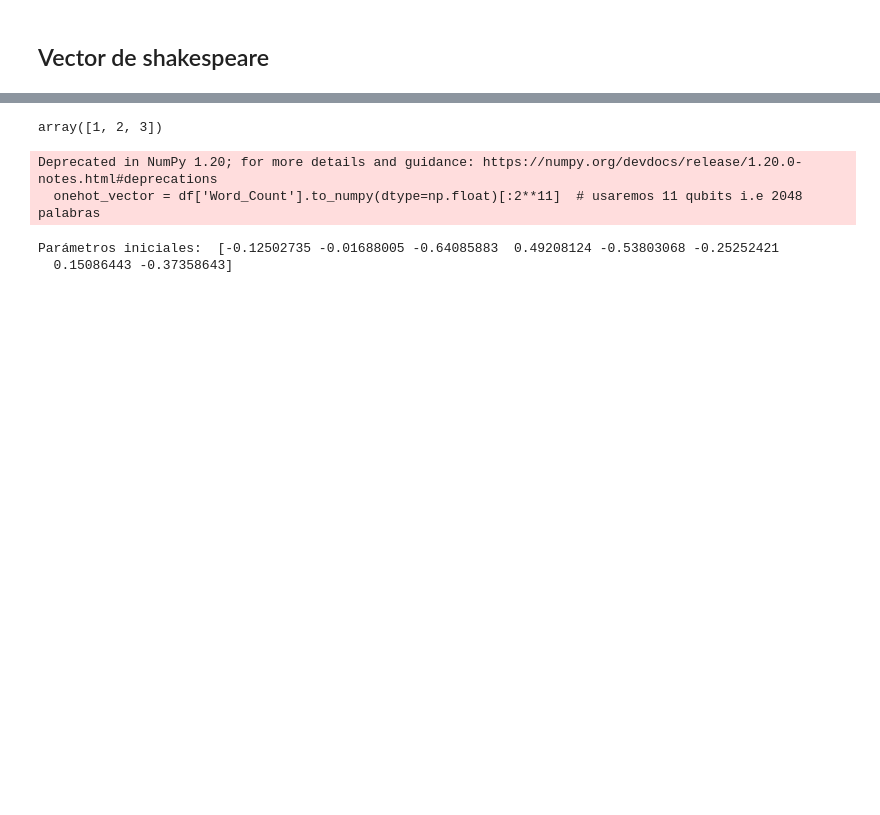
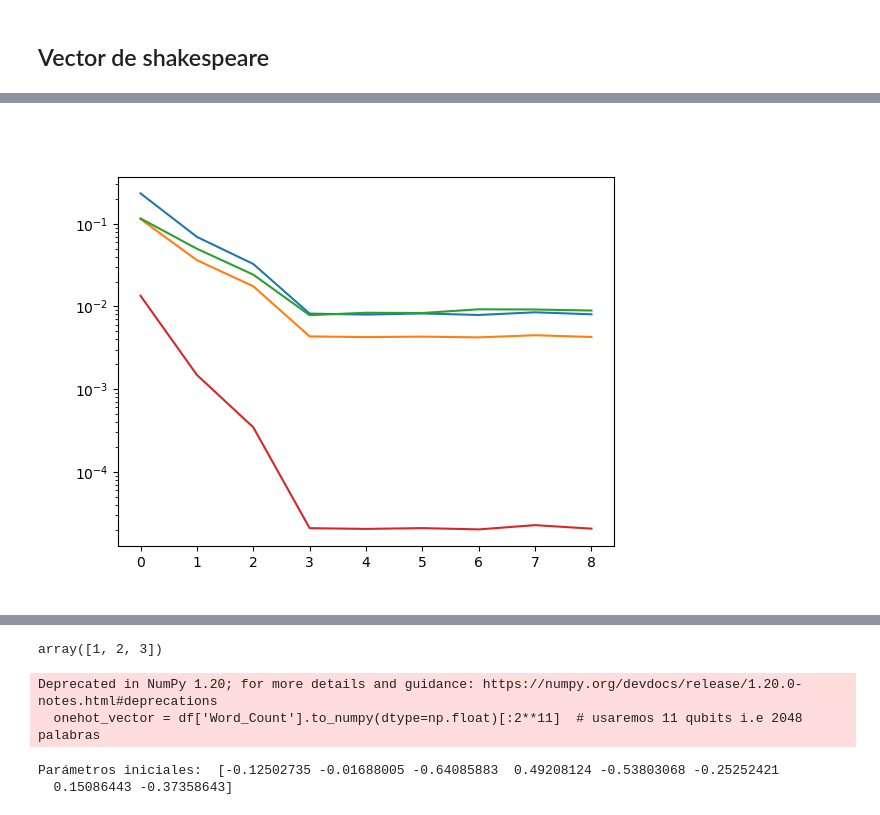
Before and after one commit to pablovegan/TFM_QML, a Jupyter notebook: pruebas_main.ipynb, the cells around one changed output, grey strips where cells are left out. Drawn from its saved outputs; the diff is of its cells as text; code cells hidden in the pictures; blank space fills up the shorter version.

```diff
--- a/pruebas_main.ipynb
+++ b/pruebas_main.ipynb
@@ -10,20 +73,19 @@ import numpy as np
 from qubit_approximant import *
 from test_functions import gaussian
 
-x = np.linspace(-2, 2, 100)
-fn = gaussian(x)
-min_layers = 6
-max_layers = 9
+x = np.linspace(-2.5, 2.5, 1000)
+fn = gaussian(x, std=0.5, coef=1)
+min_layers = 2
+max_layers = 10
 
 params = 0.3 * np.random.randn(4 * min_layers)
 model = RotationsModel(x, encoding="prob")
 cost = Cost(fn, model, metric="mse")
 opt = BlackBoxOptimizer(method="L-BFGS-B")
-multilayer_opt = NonIncrementalOptimizer(min_layers, max_layers, opt, 0.3)
+multilayer_opt = IncrementalOptimizer(min_layers, max_layers, opt, new_layer_coef=0.3, new_layer_position="initial")
 params_list = multilayer_opt(cost, cost.grad, params)
 
-metric_results(params_list,
+l1_list, l2_list, inf_list, infidelity_list = metric_results(params_list,
     model = model,
     fn = gaussian,
-    fn_kwargs = {},
-    x_limits = (x[0], x[-1]))
+    fn_kwargs = {"std": 0.5, "coef": 1})
@@ -46,0 +112,12 @@ metric_results(params_list,
+# %%
+import matplotlib.pyplot as plt
+%matplotlib widget
+
+plt.plot(l1_list)
+plt.plot(l2_list)
+plt.plot(inf_list)
+plt.plot(infidelity_list)
+
+plt.yscale('log')
+# %% [output]
+[figure, added]
```
Also changed, not shown: parts of 6 cells of this notebook, 15 other files.
